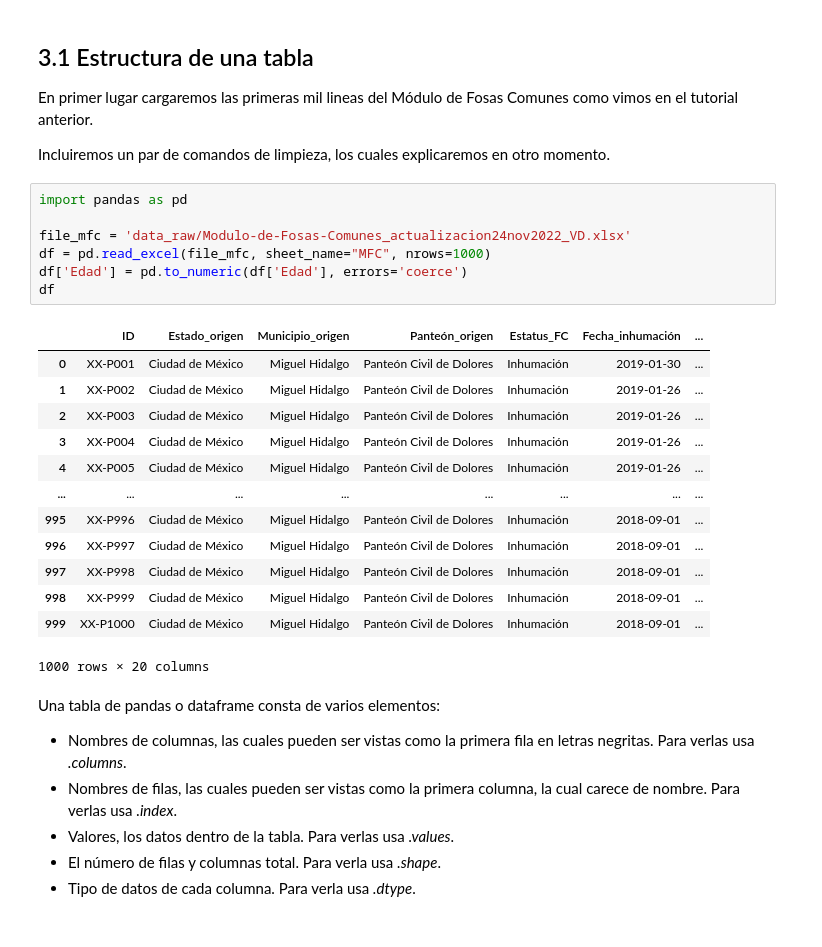
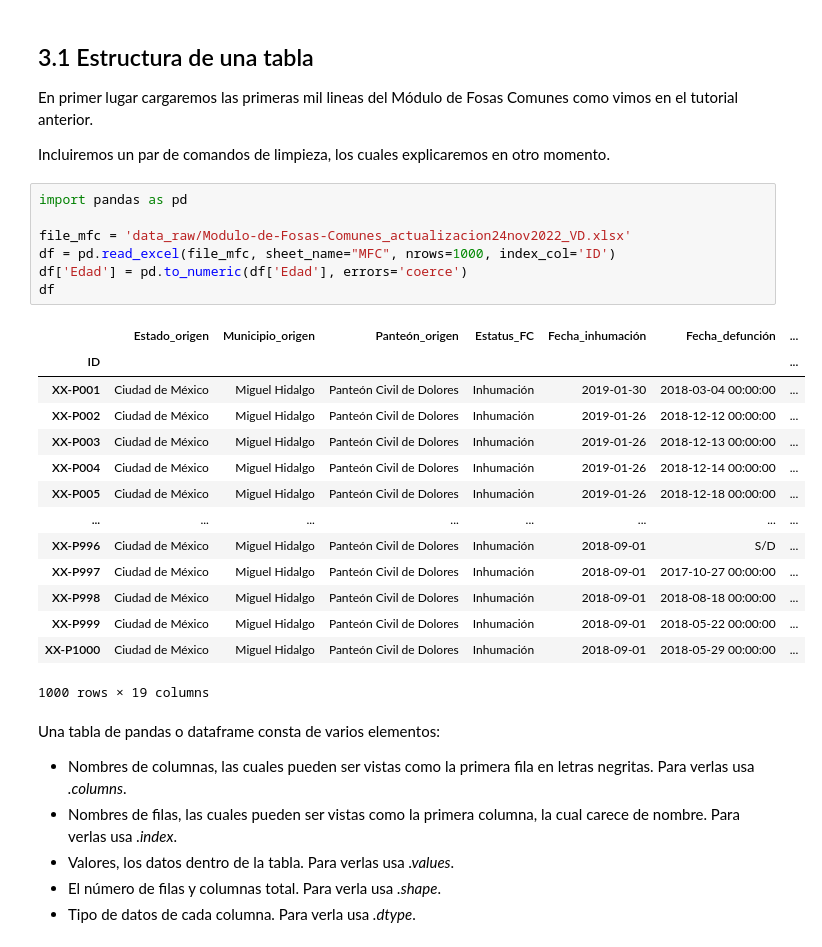
Before and after one commit to mar-esther23/CursoPandas2023, a Jupyter notebook: CP3-Seleccion.ipynb, the cells around one changed output. Drawn from its saved outputs; the diff is of its cells as text.

```diff
--- a/CP3-Seleccion.ipynb
+++ b/CP3-Seleccion.ipynb
@@ -22,24 +22,25 @@ Incluiremos un par de comandos de limpieza, los cuales explicaremos en otro mome
 # %%
 import pandas as pd
 
 file_mfc = 'data_raw/Modulo-de-Fosas-Comunes_actualizacion24nov2022_VD.xlsx'
-df = pd.read_excel(file_mfc, sheet_name="MFC", nrows=1000)
+df = pd.read_excel(file_mfc, sheet_name="MFC", nrows=1000, index_col='ID')
 df['Edad'] = pd.to_numeric(df['Edad'], errors='coerce')
 df
 # %% [output]
-|  | ID | Estado_origen | Municipio_origen | Panteón_origen | Estatus_FC | Fecha_inhumación | ... |
-| 0 | XX-P001 | Ciudad de México | Miguel Hidalgo | Panteón Civil de Dolores | Inhumación | 2019-01-30 | ... |
-| 1 | XX-P002 | Ciudad de México | Miguel Hidalgo | Panteón Civil de Dolores | Inhumación | 2019-01-26 | ... |
-| 2 | XX-P003 | Ciudad de México | Miguel Hidalgo | Panteón Civil de Dolores | Inhumación | 2019-01-26 | ... |
-| 3 | XX-P004 | Ciudad de México | Miguel Hidalgo | Panteón Civil de Dolores | Inhumación | 2019-01-26 | ... |
-| 4 | XX-P005 | Ciudad de México | Miguel Hidalgo | Panteón Civil de Dolores | Inhumación | 2019-01-26 | ... |
+|  | Estado_origen | Municipio_origen | Panteón_origen | Estatus_FC | Fecha_inhumación | Fecha_defunción | ... |
+| ID |  |  |  |  |  |  | ... |
+| XX-P001 | Ciudad de México | Miguel Hidalgo | Panteón Civil de Dolores | Inhumación | 2019-01-30 | 2018-03-04 00:00:00 | ... |
+| XX-P002 | Ciudad de México | Miguel Hidalgo | Panteón Civil de Dolores | Inhumación | 2019-01-26 | 2018-12-12 00:00:00 | ... |
+| XX-P003 | Ciudad de México | Miguel Hidalgo | Panteón Civil de Dolores | Inhumación | 2019-01-26 | 2018-12-13 00:00:00 | ... |
+| XX-P004 | Ciudad de México | Miguel Hidalgo | Panteón Civil de Dolores | Inhumación | 2019-01-26 | 2018-12-14 00:00:00 | ... |
+| XX-P005 | Ciudad de México | Miguel Hidalgo | Panteón Civil de Dolores | Inhumación | 2019-01-26 | 2018-12-18 00:00:00 | ... |
 | ... | ... | ... | ... | ... | ... | ... | ... |
-| 995 | XX-P996 | Ciudad de México | Miguel Hidalgo | Panteón Civil de Dolores | Inhumación | 2018-09-01 | ... |
-| 996 | XX-P997 | Ciudad de México | Miguel Hidalgo | Panteón Civil de Dolores | Inhumación | 2018-09-01 | ... |
-| 997 | XX-P998 | Ciudad de México | Miguel Hidalgo | Panteón Civil de Dolores | Inhumación | 2018-09-01 | ... |
-| 998 | XX-P999 | Ciudad de México | Miguel Hidalgo | Panteón Civil de Dolores | Inhumación | 2018-09-01 | ... |
-| 999 | XX-P1000 | Ciudad de México | Miguel Hidalgo | Panteón Civil de Dolores | Inhumación | 2018-09-01 | ... |
+| XX-P996 | Ciudad de México | Miguel Hidalgo | Panteón Civil de Dolores | Inhumación | 2018-09-01 | S/D | ... |
+| XX-P997 | Ciudad de México | Miguel Hidalgo | Panteón Civil de Dolores | Inhumación | 2018-09-01 | 2017-10-27 00:00:00 | ... |
+| XX-P998 | Ciudad de México | Miguel Hidalgo | Panteón Civil de Dolores | Inhumación | 2018-09-01 | 2018-08-18 00:00:00 | ... |
+| XX-P999 | Ciudad de México | Miguel Hidalgo | Panteón Civil de Dolores | Inhumación | 2018-09-01 | 2018-05-22 00:00:00 | ... |
+| XX-P1000 | Ciudad de México | Miguel Hidalgo | Panteón Civil de Dolores | Inhumación | 2018-09-01 | 2018-05-29 00:00:00 | ... |
-1000 rows × 20 columns
+1000 rows × 19 columns
 # %% [markdown]
 Una tabla de pandas o dataframe consta de varios elementos:
 * Nombres de columnas, las cuales pueden ser vistas como la primera fila en letras negritas. Para verlas usa _.columns_.
```
Also changed, not shown: parts of 38 cells of this notebook.
